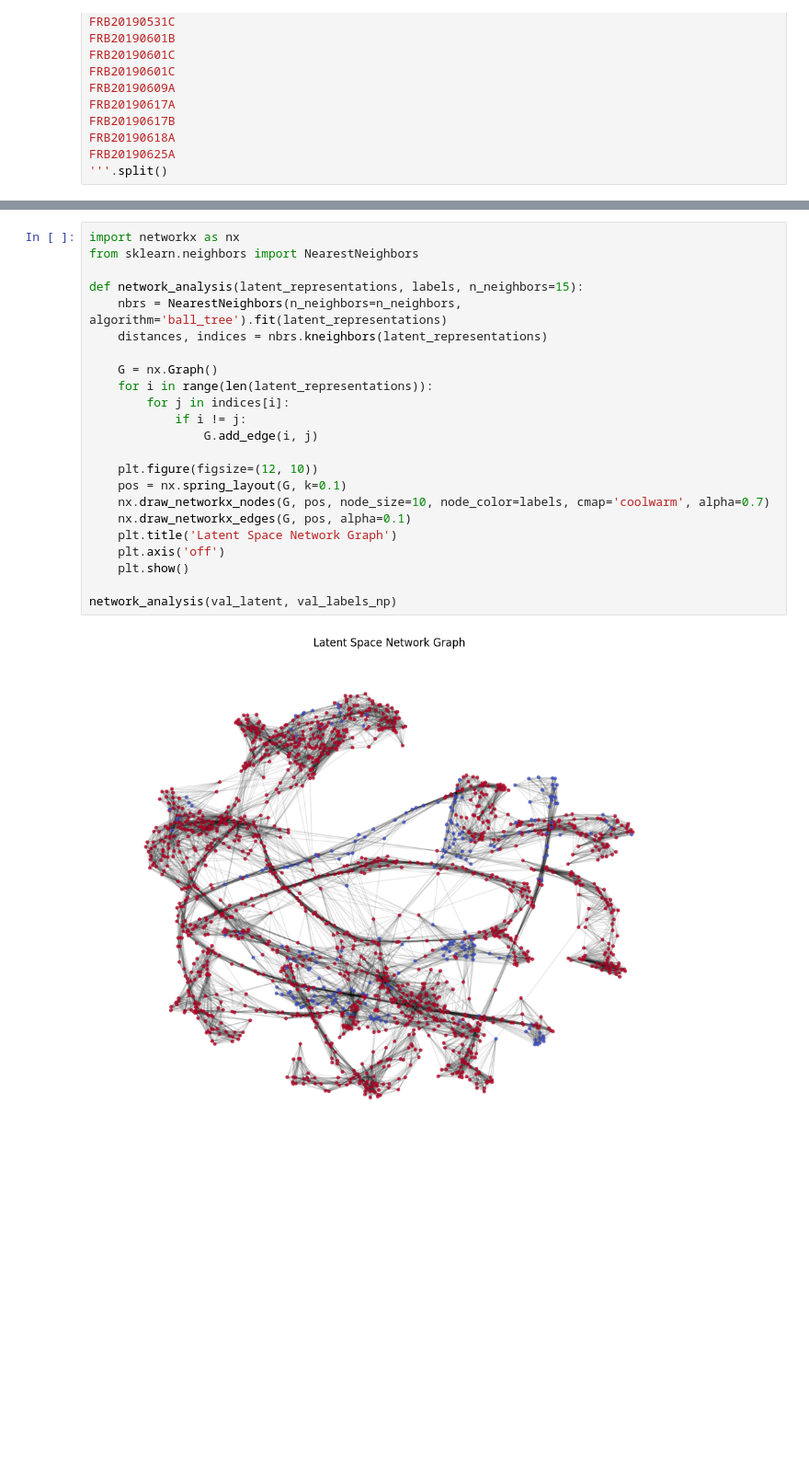
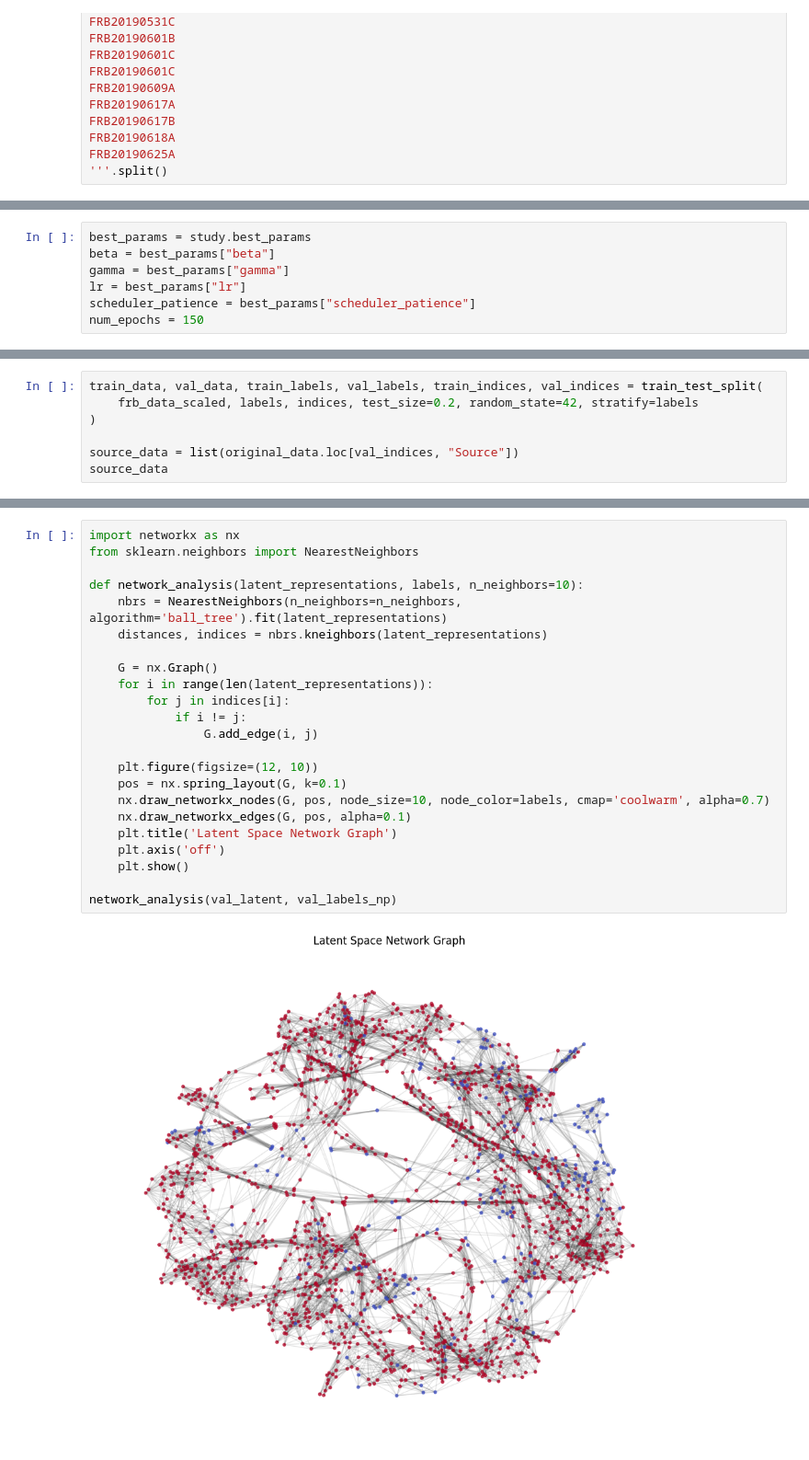
Before and after one commit to rtenacity/frb-analysis, a Jupyter notebook: frb-supervisedvae-optimized-recall.ipynb, the cells around one changed output, grey strips where cells are left out. Shown at 92% size. Cells and saved outputs as stored; diff of their text form; blank space fills up the shorter version.

```diff
--- a/frb-supervisedvae-optimized-recall.ipynb
+++ b/frb-supervisedvae-optimized-recall.ipynb
@@ -652,3 +649,10 @@ num_epochs = 150
+# %%
+best_params = study.best_params
+beta = best_params["beta"]
+gamma = best_params["gamma"]
+lr = best_params["lr"]
+scheduler_patience = best_params["scheduler_patience"]
+num_epochs = 150
 # %%
 all_false_positives = []
 all_false_negatives = []
@@ -888,0 +882,7 @@ FRB20220926A
+# %%
+train_data, val_data, train_labels, val_labels, train_indices, val_indices = train_test_split(
+    frb_data_scaled, labels, indices, test_size=0.2, random_state=42, stratify=labels
+)
+
+source_data = list(original_data.loc[val_indices, "Source"])
+source_data
@@ -1068,25 +1088,25 @@ Mutual Information between Latent Variables and Labels: 0.20921557238898708
 # %%
 import networkx as nx
 from sklearn.neighbors import NearestNeighbors
 
-def network_analysis(latent_representations, labels, n_neighbors=15):
+def network_analysis(latent_representations, labels, n_neighbors=10):
     nbrs = NearestNeighbors(n_neighbors=n_neighbors, algorithm='ball_tree').fit(latent_representations)
     distances, indices = nbrs.kneighbors(latent_representations)
 
     G = nx.Graph()
     for i in range(len(latent_representations)):
         for j in indices[i]:
             if i != j:
                 G.add_edge(i, j)
 
     plt.figure(figsize=(12, 10))
     pos = nx.spring_layout(G, k=0.1)
     nx.draw_networkx_nodes(G, pos, node_size=10, node_color=labels, cmap='coolwarm', alpha=0.7)
     nx.draw_networkx_edges(G, pos, alpha=0.1)
     plt.title('Latent Space Network Graph')
     plt.axis('off')
     plt.show()
 
 network_analysis(val_latent, val_labels_np)
 # %% [output]
-[figure, old version]
+[figure, new version]
```
Also changed, not shown: parts of 18 cells of this notebook.
